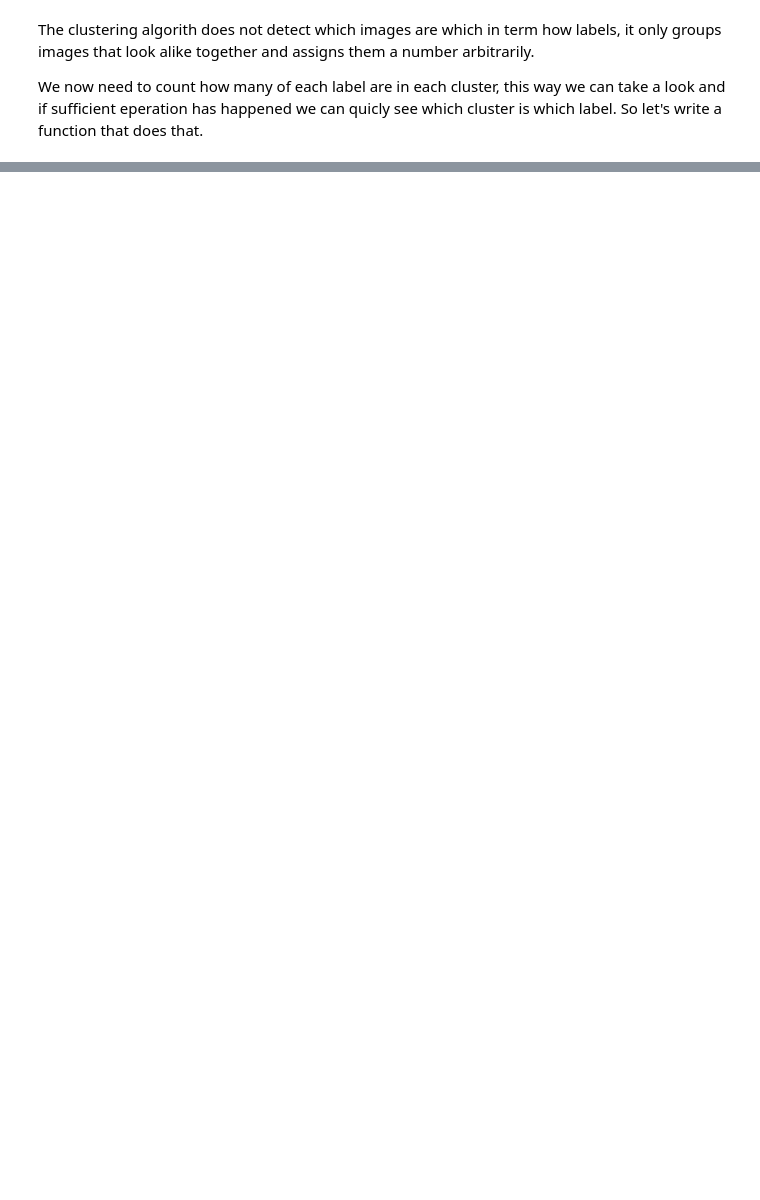
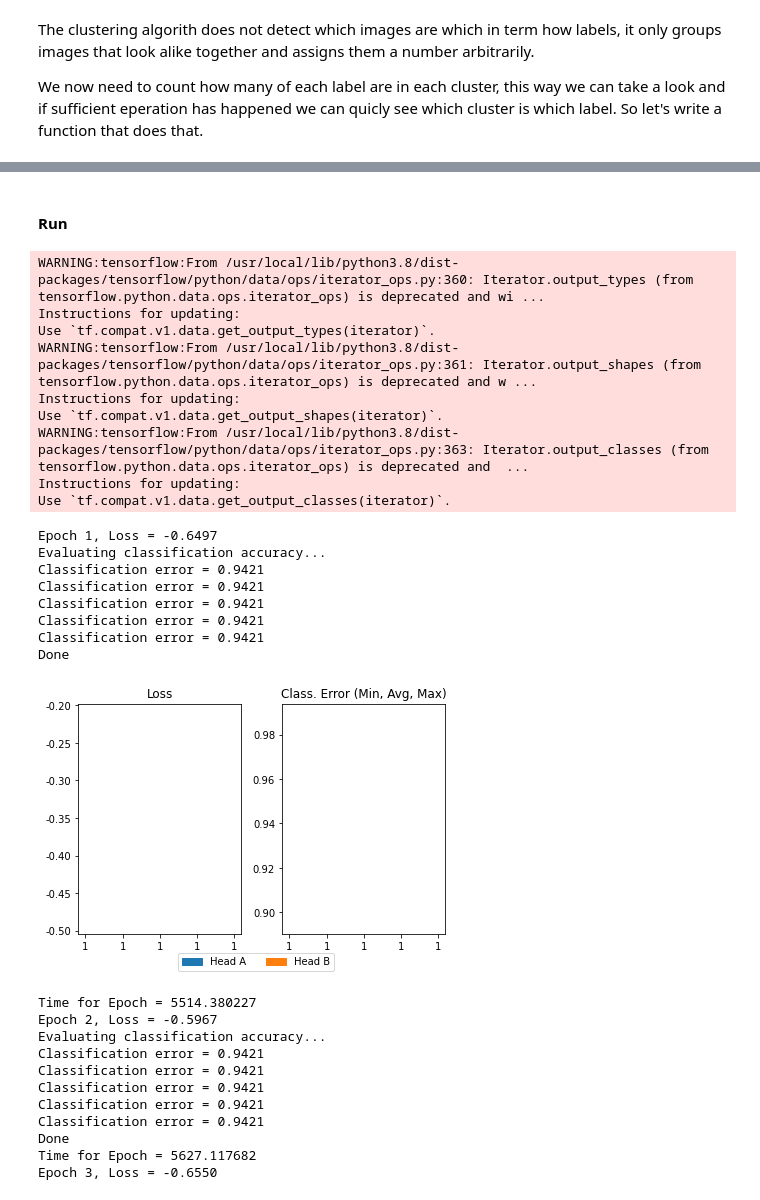
Before and after one commit to SebastianArriagadaS/unsupervised_ml, a Jupyter notebook: Unsupervized_Image_Classification.ipynb, the cells around one changed output, grey strips where cells are left out. Cells and saved outputs as stored; diff of their text form; code cells hidden in the pictures; blank space fills up the shorter version.

```diff
--- a/Unsupervized_Image_Classification.ipynb
+++ b/Unsupervized_Image_Classification.ipynb
@@ -343,6 +375,7 @@ Now that we have all the photos and their labels in arrays. It's time to shuffle
 
 We'll be using the train_test_split function from sklearn which will also shuffle the data around for us, since it's currently in order.
 # %%
-X_train, X_valid, y_train, y_valid = train_test_split(images, labels, test_size=0.2, random_state=728)
-print(X_train.shape, X_valid.shape, y_train.shape, y_valid.shape)
+from sklearn.model_selection import train_test_split
+X_train, X_test, y_train, y_test = train_test_split(images, labels, test_size=0.2, random_state=728)
+print(X_train.shape, X_test.shape, y_train.shape, y_test.shape)
 # %% [output]
@@ -614,0 +2742,68 @@ Kmeans Resnet50 (PCA):
+# %% [markdown]
+#### Run
+# %%
+tf.compat.v1.disable_eager_execution()
+
+# pick a data set
+DATA_SET = 'german_sign'
+
+# define splits
+DS_CONFIG = {
+    # mnist data set parameters
+    'german_sign': {
+        'batch_size': 700,
+        'num_repeats': 5,
+        'mdl_input_dims': [32, 32, 3]}
+}
+
+# load the data set
+TRAIN_SET, TEST_SET, SET_INFO = load(X_train, y_train, X_test, y_test, **DS_CONFIG[DATA_SET])
+
+# configure the common model elements
+MDL_CONFIG = {
+    # mist hyper-parameters
+    'german_sign': {
+        'num_classes': 43,
+        'learning_rate': 1e-2,
+        'num_repeats': DS_CONFIG[DATA_SET]['num_repeats'],
+        'save_dir': None},
+}
+
+# declare the model
+mdl = ClusterIIC(**MDL_CONFIG[DATA_SET])
+
+# train the model
+mdl.train(IICGraph(config='B', batch_norm=True, fan_out_init=64), TRAIN_SET, TEST_SET, num_epochs=10)
+
+print('All done!')
+plt.show()
+# %% [output]
+WARNING:tensorflow:From /usr/local/lib/python3.8/dist-packages/tensorflow/python/data/ops/iterator_ops.py:360: Iterator.output_types (from tensorflow.python.data.ops.iterator_ops) is deprecated and wi ...
+Instructions for updating:
+Use `tf.compat.v1.data.get_output_types(iterator)`.
+WARNING:tensorflow:From /usr/local/lib/python3.8/dist-packages/tensorflow/python/data/ops/iterator_ops.py:361: Iterator.output_shapes (from tensorflow.python.data.ops.iterator_ops) is deprecated and w ...
+Instructions for updating:
+Use `tf.compat.v1.data.get_output_shapes(iterator)`.
+WARNING:tensorflow:From /usr/local/lib/python3.8/dist-packages/tensorflow/python/data/ops/iterator_ops.py:363: Iterator.output_classes (from tensorflow.python.data.ops.iterator_ops) is deprecated and  ...
+Instructions for updating:
+Use `tf.compat.v1.data.get_output_classes(iterator)`.
+Epoch 1, Loss = -0.6497
+Evaluating classification accuracy...
+Classification error = 0.9421
+Classification error = 0.9421
+Classification error = 0.9421
+Classification error = 0.9421
+Classification error = 0.9421
+Done
+[figure, added]
+Time for Epoch = 5514.380227
+Epoch 2, Loss = -0.5967
+Evaluating classification accuracy...
+Classification error = 0.9421
+Classification error = 0.9421
+Classification error = 0.9421
+Classification error = 0.9421
+Classification error = 0.9421
+Done
+Time for Epoch = 5627.117682
+Epoch 3, Loss = -0.6550
```
Also changed, not shown: parts of 56 cells of this notebook.
